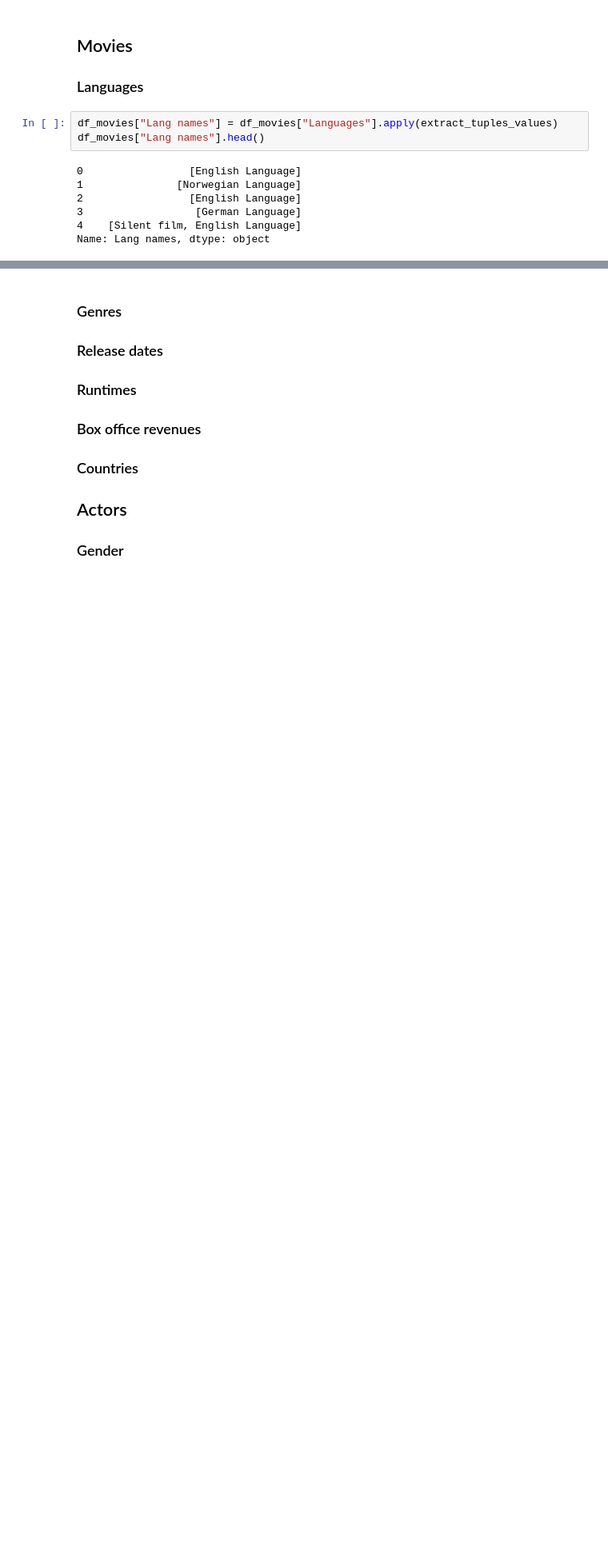
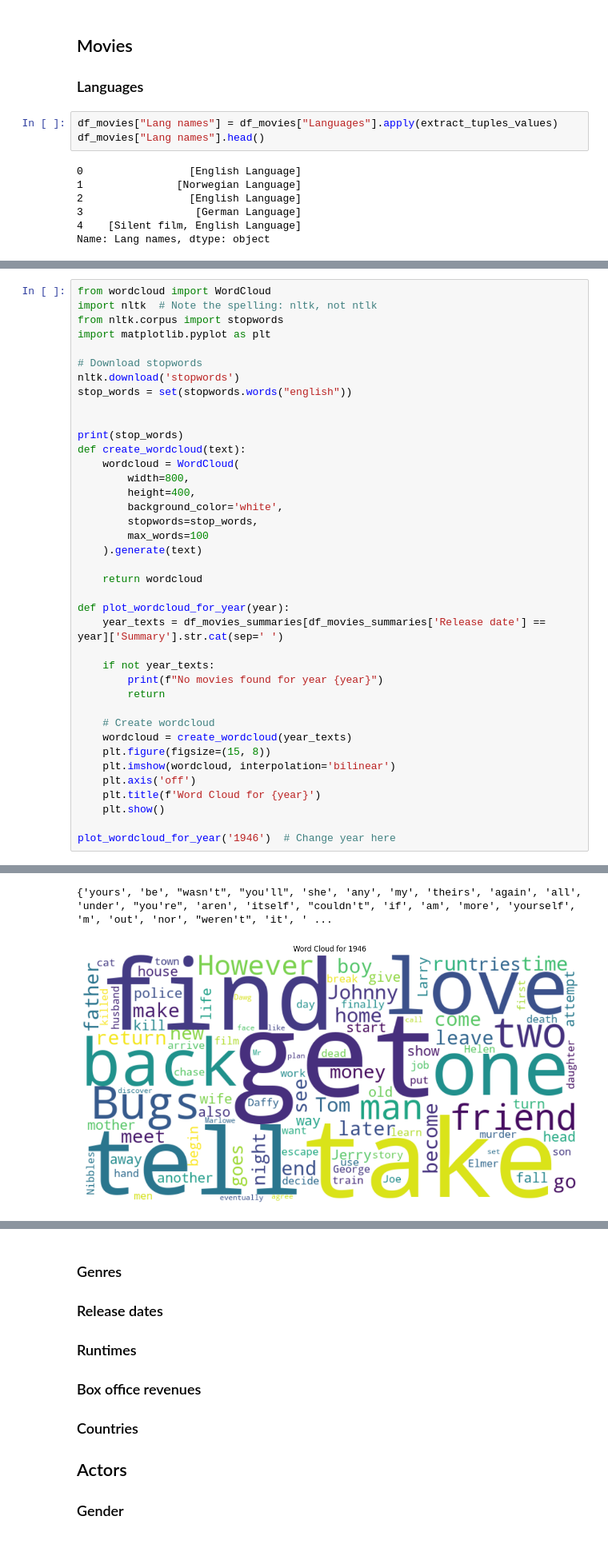
Before and after one commit to epfl-ada/ada-2024-project-databand, a Jupyter notebook: data_overview.ipynb, the cells around one changed output, grey strips where cells are left out. Shown at 80% size. Saved outputs shown, nothing was run; the diff lists cells and outputs as text; blank space fills up the shorter version.

```diff
--- a/data_overview.ipynb
+++ b/data_overview.ipynb
@@ -72,0 +200,40 @@ Name: Lang names, dtype: object
+# %%
+from wordcloud import WordCloud
+import nltk  # Note the spelling: nltk, not ntlk
+from nltk.corpus import stopwords
+import matplotlib.pyplot as plt
+
+# Download stopwords
+nltk.download('stopwords')
+stop_words = set(stopwords.words("english"))
+
+
+print(stop_words)
+def create_wordcloud(text):
+    wordcloud = WordCloud(
+        width=800,
+        height=400,
+        background_color='white',
+        stopwords=stop_words,
+        max_words=100
+    ).generate(text)
+
+    return wordcloud
+
+def plot_wordcloud_for_year(year):
+    year_texts = df_movies_summaries[df_movies_summaries['Release date'] == year]['Summary'].str.cat(sep=' ')
+
+    if not year_texts:
+        print(f"No movies found for year {year}")
+        return
+
+    # Create wordcloud
+    wordcloud = create_wordcloud(year_texts)
+    plt.figure(figsize=(15, 8))
+    plt.imshow(wordcloud, interpolation='bilinear')
+    plt.axis('off')
+    plt.title(f'Word Cloud for {year}')
+    plt.show()
+
+plot_wordcloud_for_year('1946')  # Change year here
+# %% [output]
@@ -72,0 +243,2 @@ Name: Lang names, dtype: object
+{'yours', 'be', "wasn't", "you'll", 'she', 'any', 'my', 'theirs', 'again', 'all', 'under', "you're", 'aren', 'itself', "couldn't", 'if', 'am', 'more', 'yourself', 'm', 'out', 'nor', "weren't", 'it', ' ...
+[figure, added]
```
Also changed, not shown: parts of 18 cells of this notebook, 1 other file.
